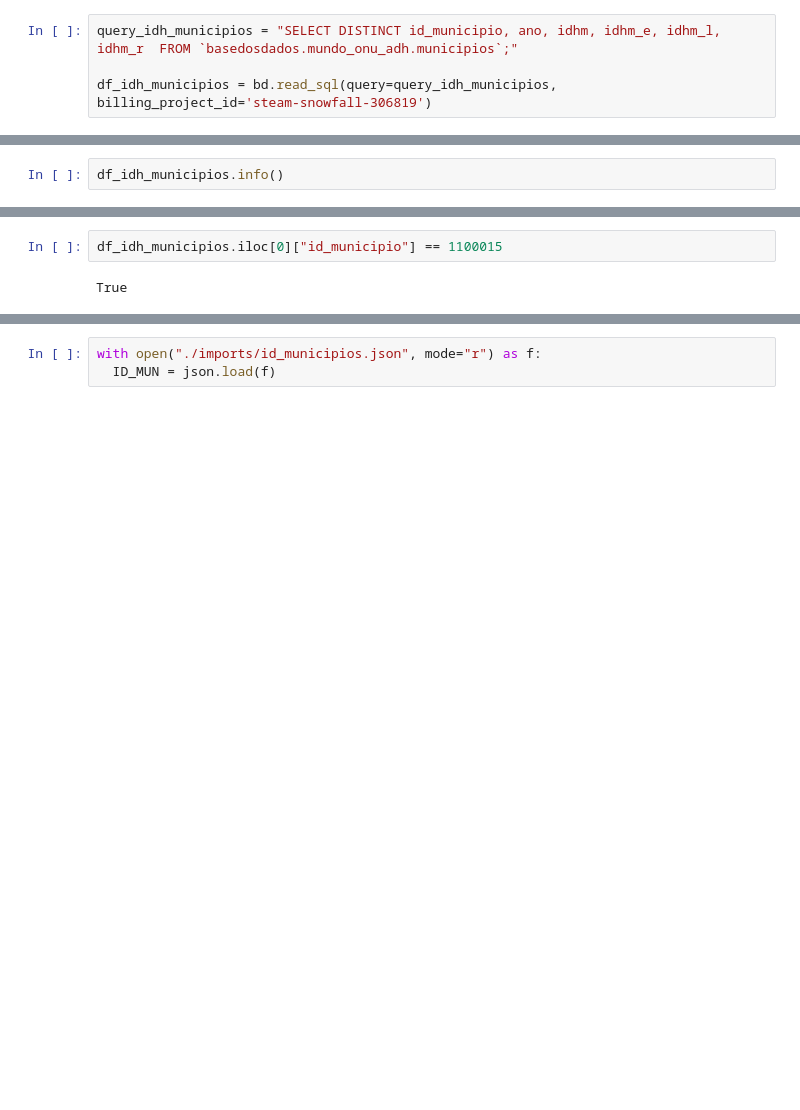
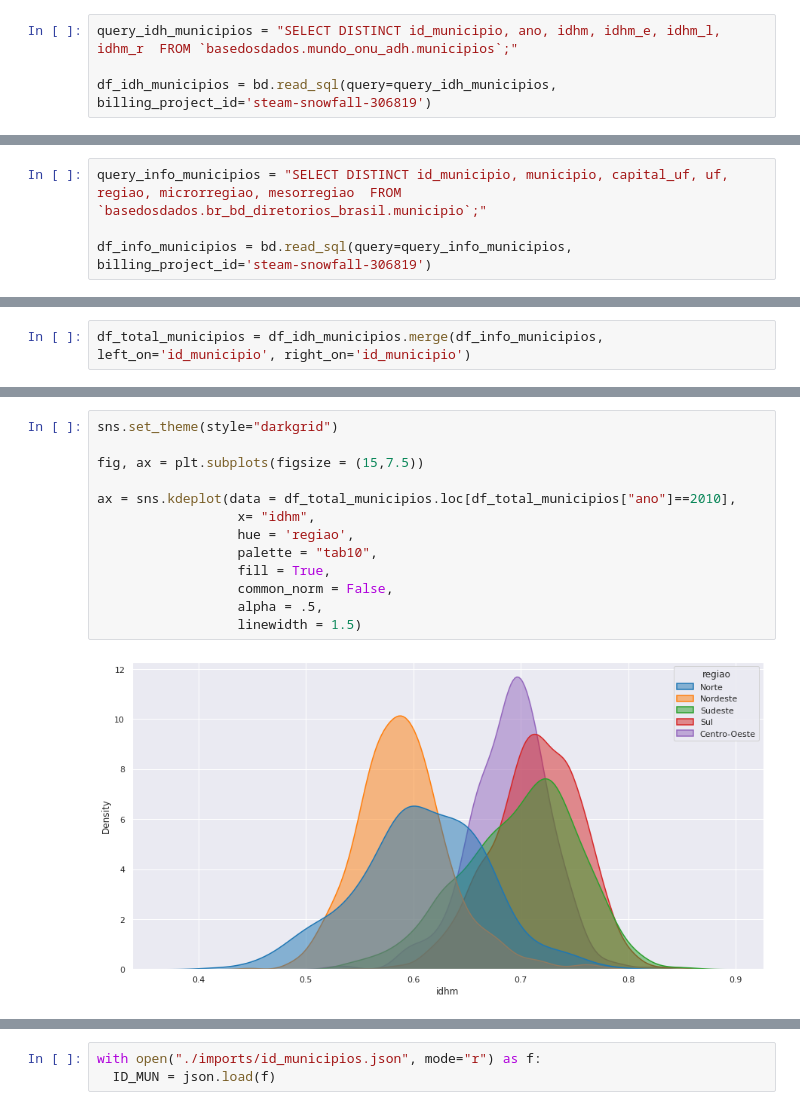
Before and after one commit to UFRJ-Analytica/odd2021, a Jupyter notebook: teste_cliente_basedosdados.ipynb, the cells around one changed output, grey strips where cells are left out. Drawn from its saved outputs; the diff is of its cells as text; blank space fills up the shorter version.

```diff
--- a/teste_cliente_basedosdados.ipynb
+++ b/teste_cliente_basedosdados.ipynb
@@ -85,2 +83,4 @@ df_idh_municipios
 # %%
-df_idh_municipios.info()
+query_info_municipios = "SELECT DISTINCT id_municipio, municipio, capital_uf, uf, regiao, microrregiao, mesorregiao  FROM `basedosdados.br_bd_diretorios_brasil.municipio`;"
+
+df_info_municipios = bd.read_sql(query=query_info_municipios, billing_project_id='steam-snowfall-306819')
@@ -100,0 +87,2 @@ memory usage: 782.7 KB
+# %%
+df_total_municipios = df_idh_municipios.merge(df_info_municipios, left_on='id_municipio', right_on='id_municipio')
@@ -101,4 +149,15 @@ memory usage: 782.7 KB
 # %%
-df_idh_municipios.iloc[0]["id_municipio"] == 1100015
+sns.set_theme(style="darkgrid")
+
+fig, ax = plt.subplots(figsize = (15,7.5))
+
+ax = sns.kdeplot(data = df_total_municipios.loc[df_total_municipios["ano"]==2010],
+                  x= "idhm",
+                  hue = 'regiao',
+                  palette = "tab10",
+                  fill = True,
+                  common_norm = False,
+                  alpha = .5,
+                  linewidth = 1.5)
 # %% [output]
-True
+[figure, added]
```
Also changed, not shown: parts of 10 cells of this notebook.
